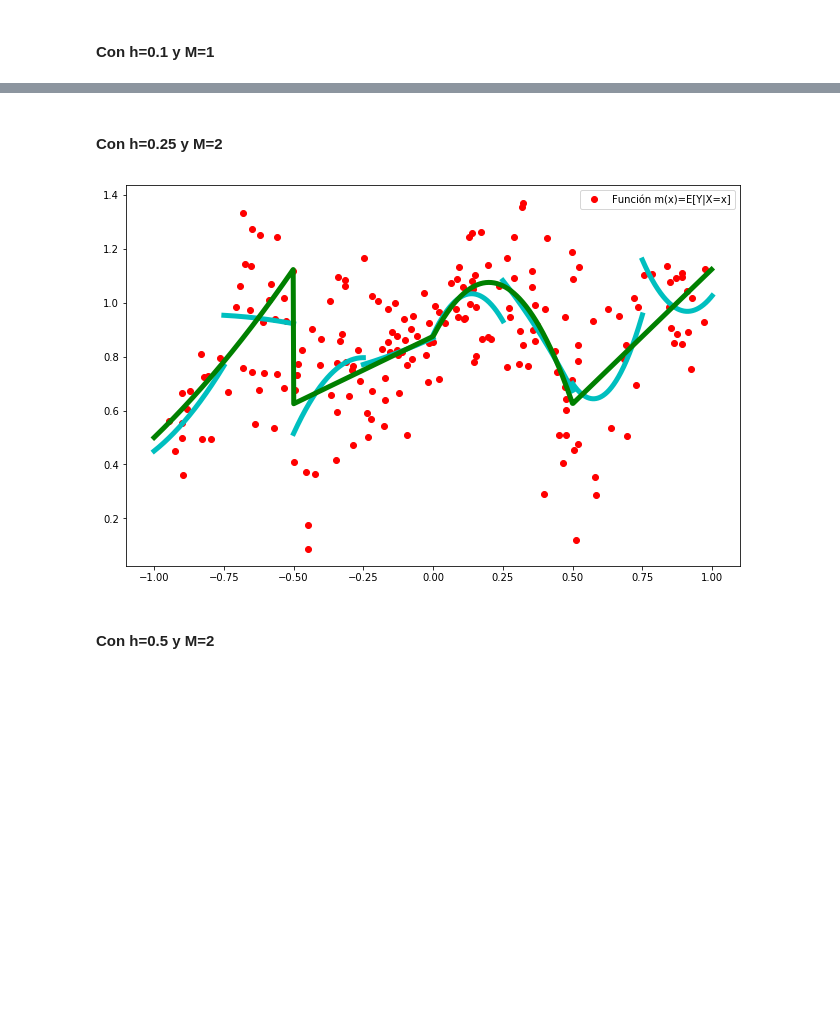
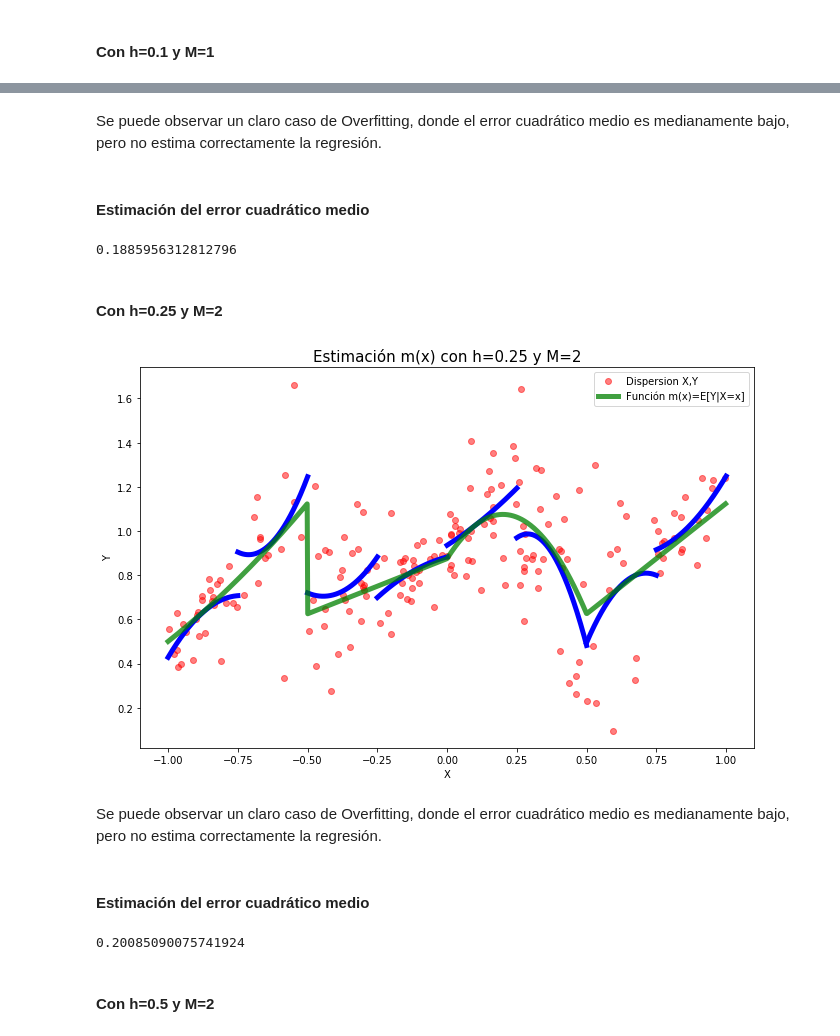
Before and after one commit to julianferres/Aprendizaje-Estadistico, a Jupyter notebook: Ejercicios/06-Reconstruir Regresion (Penultima Clase)/EstimacionRegresion.ipynb, the cells around one changed output, grey strips where cells are left out. Drawn from its saved outputs; the diff is of its cells as text; code cells hidden in the pictures; blank space fills up the shorter version.

```diff
--- a/Ejercicios/06-Reconstruir Regresion (Penultima Clase)/EstimacionRegresion.ipynb
+++ b/Ejercicios/06-Reconstruir Regresion (Penultima Clase)/EstimacionRegresion.ipynb
@@ -121,13 +147,18 @@ xp.append(np.linspace(0.5,1, 200))
 # %%
 fig, ax = plt.subplots(figsize=(11,7))
 
-plt.plot(x1, y1, 'ro', linewidth = 5, label = 'Función m(x)=E[Y|X=x]')
+plt.plot(x1, y1, 'ro', linewidth = 5, alpha = 0.5 ,label = 'Dispersion X,Y')
 plt.legend(loc='best', frameon= True)
 
 for i in range(4):
-    plt.plot(xp[i], polinomio_a_trozos[i](xp[i]) ,'c-', linewidth = 5 )
+    plt.plot(xp[i], polinomio_a_trozos[i](xp[i]) ,'b-', linewidth = 5 )
 
-plt.plot(x_0, y_0, 'g-', linewidth = 5, label = 'Función m(x)=E[Y|X=x]')
+plt.plot(x_0, y_0, 'g-', linewidth = 5, alpha = 0.75 ,label = 'Función m(x)=E[Y|X=x]')
+
+plt.legend(loc='best', frameon= True)
+plt.title("Estimación m(x) con h=0.5 y M=1", fontsize='15')
+plt.xlabel('X')
+plt.ylabel('Y')
 
 plt.show()
 # %% [output]
@@ -140,11 +180,16 @@ for i in range(200):
     partition[int(10*(x1[i]+1))].append(i)
 # %%
 polinomio_a_trozos = []
+cuadrado_de_los_errores2 = 0
 
 for i in range(20):
     x_aux , y_aux = [x1[j] for j in partition[i]],[y1[j] for j in partition[i]]
     z = np.polyfit(x_aux,y_aux,1)
     polinomio_a_trozos.append(np.poly1d(z))
+
+    #sumo los errores para cada trozo del polinomio
+    for j in range(len(x_aux)):
+        cuadrado_de_los_errores2 += (polinomio_a_trozos[i](x_aux[j])-y_aux[j])**2
 # %%
 xp=[]
 
@@ -153,13 +198,16 @@ for i in range(20):
 # %%
 fig, ax = plt.subplots(figsize=(11,7))
 
-plt.plot(x1, y1, 'ro', linewidth = 5, label = 'Función m(x)=E[Y|X=x]')
+plt.plot(x1, y1, 'ro', linewidth = 5, alpha = 0.5 ,label = 'Dispersion X,Y')
 plt.legend(loc='best', frameon= True)
 
 for i in range(20):
-    plt.plot(xp[i], polinomio_a_trozos[i](xp[i]) ,'c-', linewidth = 5 )
+    plt.plot(xp[i], polinomio_a_trozos[i](xp[i]) ,'b-', linewidth = 5 )
 
-plt.plot(x_0, y_0, 'g-', linewidth = 5, label = 'Función m(x)=E[Y|X=x]')
-
+plt.plot(x_0, y_0, 'g-', linewidth = 5, alpha = 0.75,label = 'Función m(x)=E[Y|X=x]')
+plt.legend(loc='best', frameon= True)
+plt.title("Estimación m(x) con h=0.1 y M=1", fontsize='15')
+plt.xlabel('X')
+plt.ylabel('Y')
 plt.show()
 # %% [output]
@@ -167,3 +215,11 @@ plt.show()
+# %% [markdown]
+Se puede observar un claro caso de Overfitting, donde el error cuadrático medio es medianamente bajo, pero no estima correctamente la regresión.
+# %% [markdown]
+#### Estimación del error cuadrático medio
+# %%
+(cuadrado_de_los_errores2 / 200)**0.5
+# %% [output]
+0.1885956312812796
 # %% [markdown]
 #### Con h=0.25 y M=2
 # %%
@@ -172,11 +228,16 @@ for i in range(200):
     partition[int(4*(x1[i]+1))].append(i)
 # %%
 polinomio_a_trozos = []
+cuadrado_de_los_errores3 = 0
 
 for i in range(8):
     x_aux , y_aux = [x1[j] for j in partition[i]],[y1[j] for j in partition[i]]
     z = np.polyfit(x_aux,y_aux,2)
     polinomio_a_trozos.append(np.poly1d(z))
+
+    #sumo los errores para cada trozo del polinomio
+    for j in range(len(x_aux)):
+        cuadrado_de_los_errores3 += (polinomio_a_trozos[i](x_aux[j])-y_aux[j])**2
 # %%
 xp=[]
 
@@ -185,17 +246,28 @@ for i in range(8):
 # %%
 fig, ax = plt.subplots(figsize=(11,7))
 
-plt.plot(x1, y1, 'ro', linewidth = 5, label = 'Función m(x)=E[Y|X=x]')
+plt.plot(x1, y1, 'ro', linewidth = 5,alpha = 0.5, label ='Dispersion X,Y')
 plt.legend(loc='best', frameon= True)
 
 for i in range(8):
-    plt.plot(xp[i], polinomio_a_trozos[i](xp[i]) ,'c-', linewidth = 5 )
+    plt.plot(xp[i], polinomio_a_trozos[i](xp[i]) ,'b-', linewidth = 5 )
 
-plt.plot(x_0, y_0, 'g-', linewidth = 5, label = 'Función m(x)=E[Y|X=x]')
-
+plt.plot(x_0, y_0, 'g-', linewidth = 5,alpha = 0.75 ,label = 'Función m(x)=E[Y|X=x]')
+plt.legend(loc='best', frameon= True)
+plt.title("Estimación m(x) con h=0.25 y M=2", fontsize='15')
+plt.xlabel('X')
+plt.ylabel('Y')
 plt.show()
 # %% [output]
-[figure, old version]
+[figure, new version]
+# %% [markdown]
+Se puede observar un claro caso de Overfitting, donde el error cuadrático medio es medianamente bajo, pero no estima correctamente la regresión.
+# %% [markdown]
+#### Estimación del error cuadrático medio
+# %%
+(cuadrado_de_los_errores3 / 200)**0.5
+# %% [output]
+0.20085090075741924
 # %% [markdown]
 #### Con h=0.5 y M=2
 # %%
```
Also changed, not shown: parts of 20 cells of this notebook, 8 other files.
